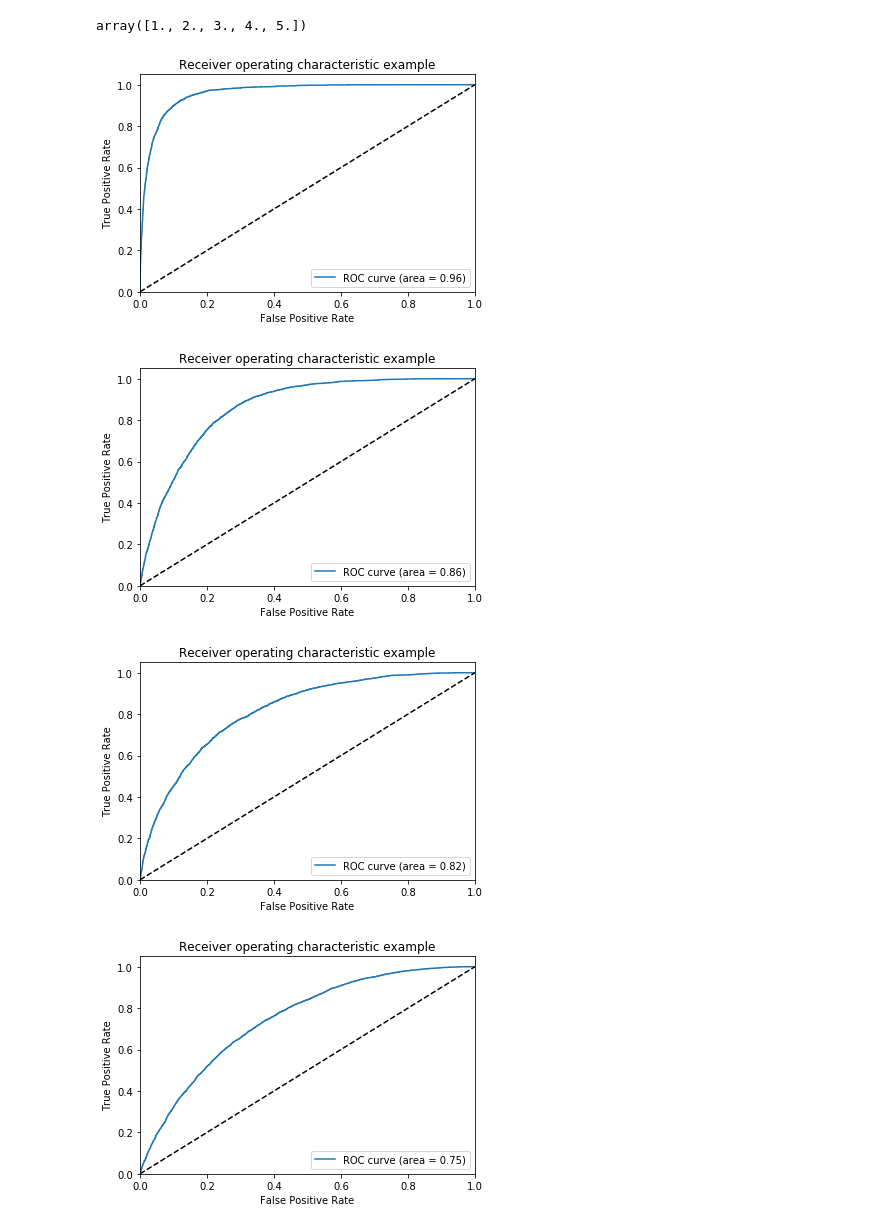
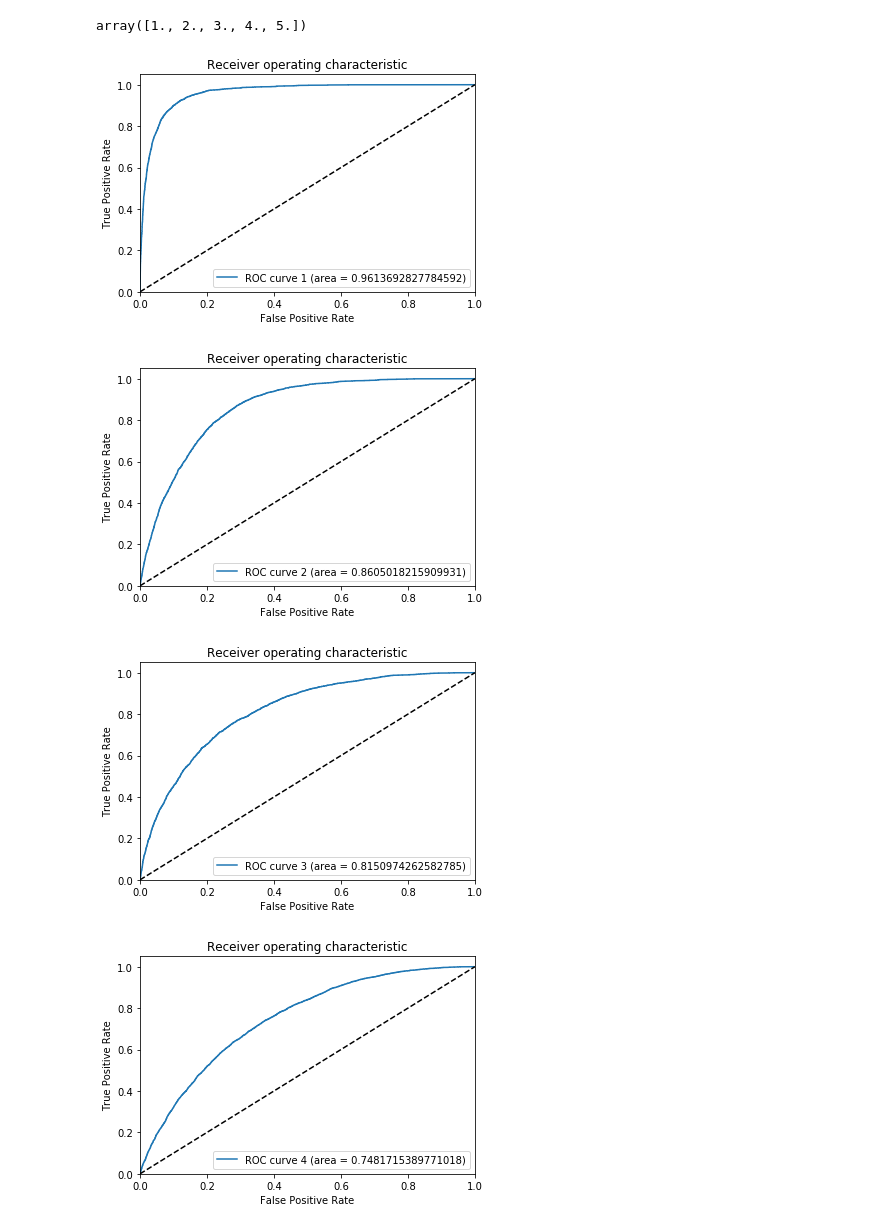
Before and after one commit to lannguyen9/Yelp-NLP, a Jupyter notebook: 04 Method 1 - SVM Classification.ipynb, the cells around one changed output. Saved outputs shown, nothing was run; the diff lists cells and outputs as text; code cells hidden in the pictures.

```diff
--- a/04 Method 1 - SVM Classification.ipynb
+++ b/04 Method 1 - SVM Classification.ipynb
@@ -84,17 +84,17 @@ for i in range(n_classes):
 # %%
 for i in range(n_classes):
     plt.figure()
-    plt.plot(fpr[i], tpr[i], label='ROC curve (area = %0.2f)' % roc_auc[i])
+    plt.plot(fpr[i], tpr[i], label='ROC curve {0} (area = {1})'.format(i+1, roc_auc[i]))
     plt.plot([0, 1], [0, 1], 'k--')
     plt.xlim([0.0, 1.0])
     plt.ylim([0.0, 1.05])
     plt.xlabel('False Positive Rate')
     plt.ylabel('True Positive Rate')
-    plt.title('Receiver operating characteristic example')
+    plt.title('Receiver operating characteristic')
     plt.legend(loc="lower right")
     plt.show()
 # %% [output]
-[figure, old version]
+[figure, new version]
-[figure, old version]
+[figure, new version]
-[figure, old version]
+[figure, new version]
-[figure, old version]
+[figure, new version]
```
Also changed, not shown: parts of 6 cells of this notebook, 2 other files.
